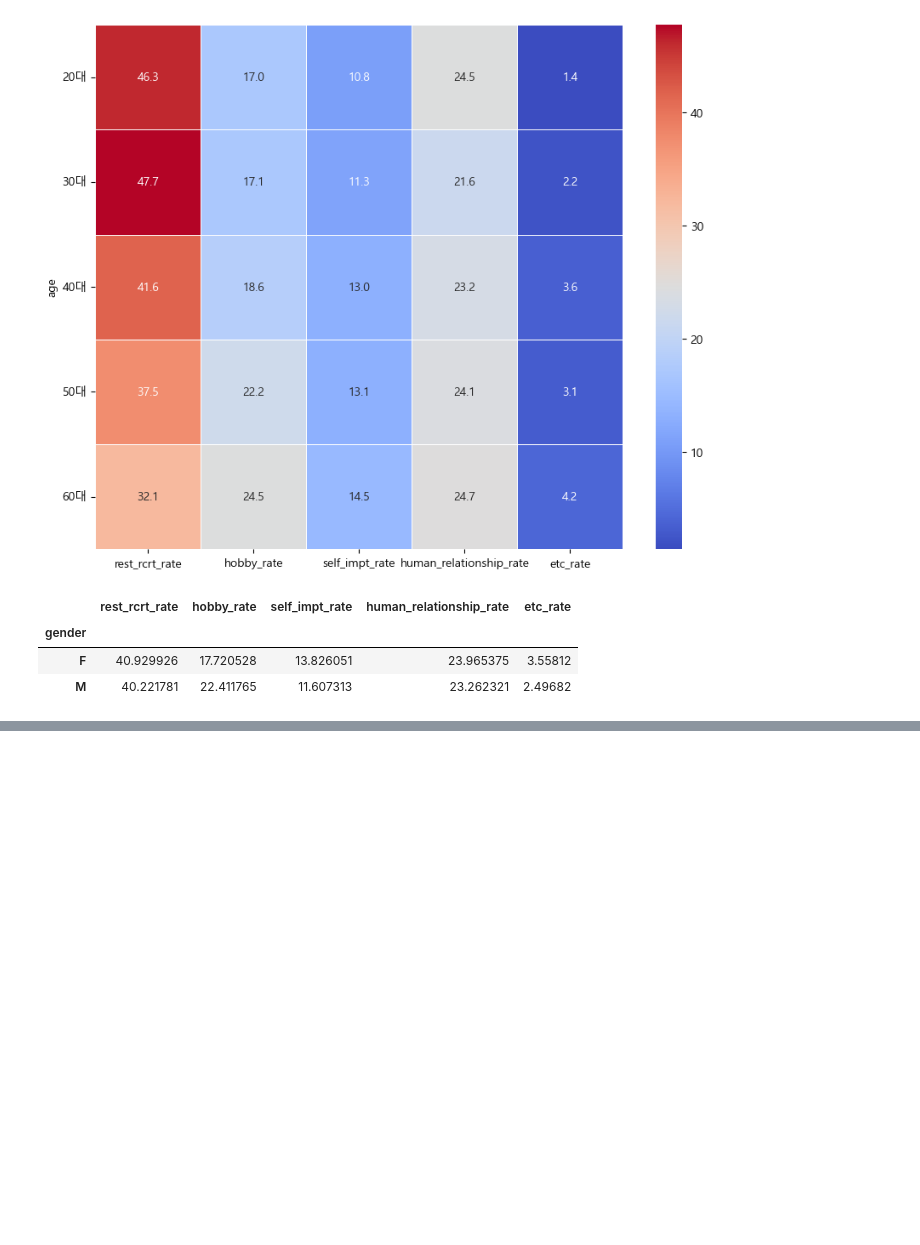
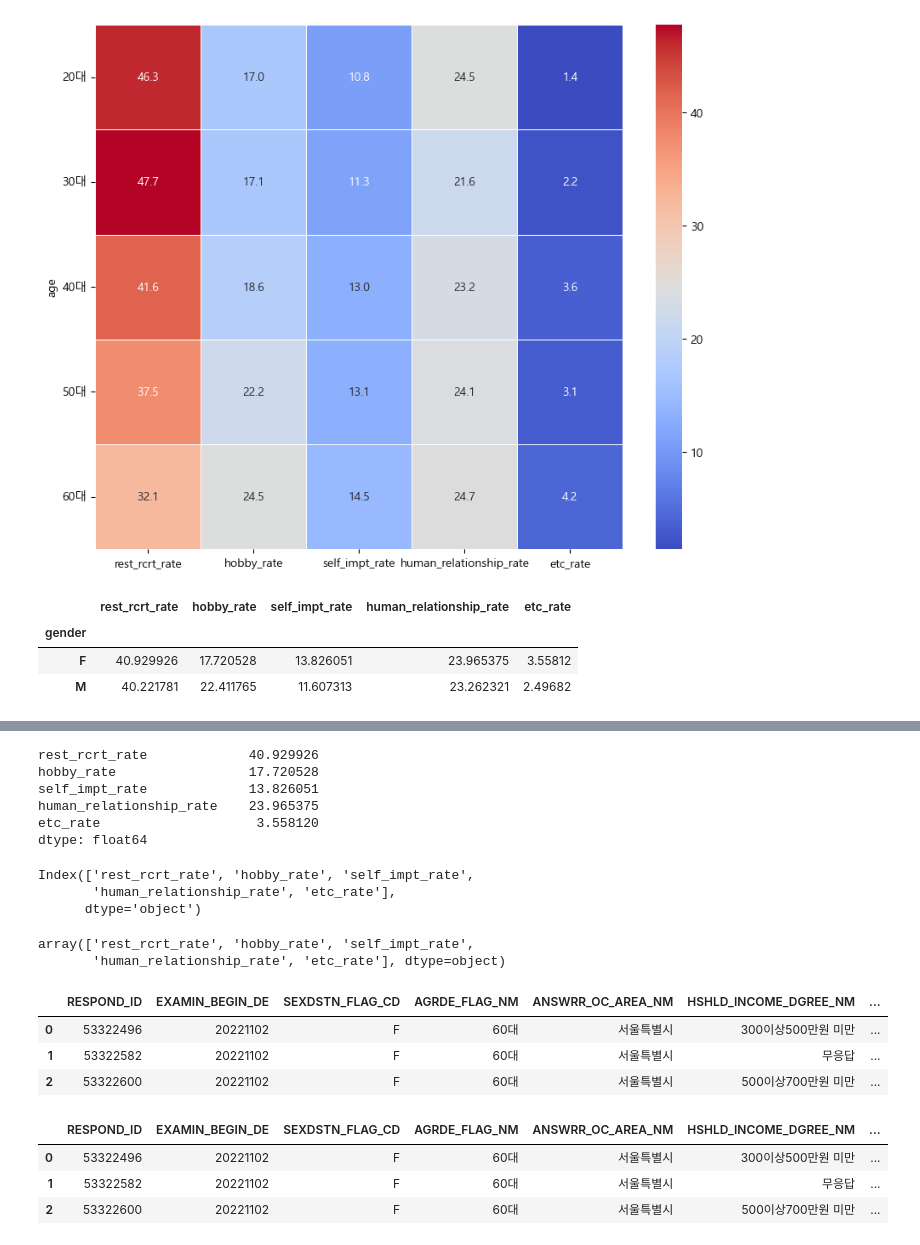
Before and after one commit to yugyeong1/streamlit_leisure_app, a Jupyter notebook: leisure_data.ipynb, the cells around one changed output, grey strips where cells are left out. Cells and saved outputs as stored; diff of their text form; code cells hidden in the pictures; blank space fills up the shorter version.

```diff
--- a/leisure_data.ipynb
+++ b/leisure_data.ipynb
@@ -361,0 +342,34 @@ array(['rest_rcrt_rate', 'hobby_rate', 'self_impt_rate',
+# %%
+x
+# %% [output]
+rest_rcrt_rate             40.929926
+hobby_rate                 17.720528
+self_impt_rate             13.826051
+human_relationship_rate    23.965375
+etc_rate                    3.558120
+dtype: float64
+# %%
+leisure_data[['rest_rcrt_rate','hobby_rate','self_impt_rate','human_relationship_rate','etc_rate']].columnsmns
+# %% [output]
+Index(['rest_rcrt_rate', 'hobby_rate', 'self_impt_rate',
+       'human_relationship_rate', 'etc_rate'],
+      dtype='object')
+# %%
+leisure_data[['rest_rcrt_rate','hobby_rate','self_impt_rate','human_relationship_rate','etc_rate']].columns.values
+# %% [output]
+array(['rest_rcrt_rate', 'hobby_rate', 'self_impt_rate',
+       'human_relationship_rate', 'etc_rate'], dtype=object)
+# %%
+sp_tre1.head(3)
+# %% [output]
+|  | RESPOND_ID | EXAMIN_BEGIN_DE | SEXDSTN_FLAG_CD | AGRDE_FLAG_NM | ANSWRR_OC_AREA_NM | HSHLD_INCOME_DGREE_NM | ... |
+| 0 | 53322496 | 20221102 | F | 60대 | 서울특별시 | 300이상500만원 미만 | ... |
+| 1 | 53322582 | 20221102 | F | 60대 | 서울특별시 | 무응답 | ... |
+| 2 | 53322600 | 20221102 | F | 60대 | 서울특별시 | 500이상700만원 미만 | ... |
+# %%
+avg_leisure1.head(3)
+# %% [output]
+|  | RESPOND_ID | EXAMIN_BEGIN_DE | SEXDSTN_FLAG_CD | AGRDE_FLAG_NM | ANSWRR_OC_AREA_NM | HSHLD_INCOME_DGREE_NM | ... |
+| 0 | 53322496 | 20221102 | F | 60대 | 서울특별시 | 300이상500만원 미만 | ... |
+| 1 | 53322582 | 20221102 | F | 60대 | 서울특별시 | 무응답 | ... |
+| 2 | 53322600 | 20221102 | F | 60대 | 서울특별시 | 500이상700만원 미만 | ... |
```
Also changed, not shown: parts of 25 cells of this notebook, 4 other files.
